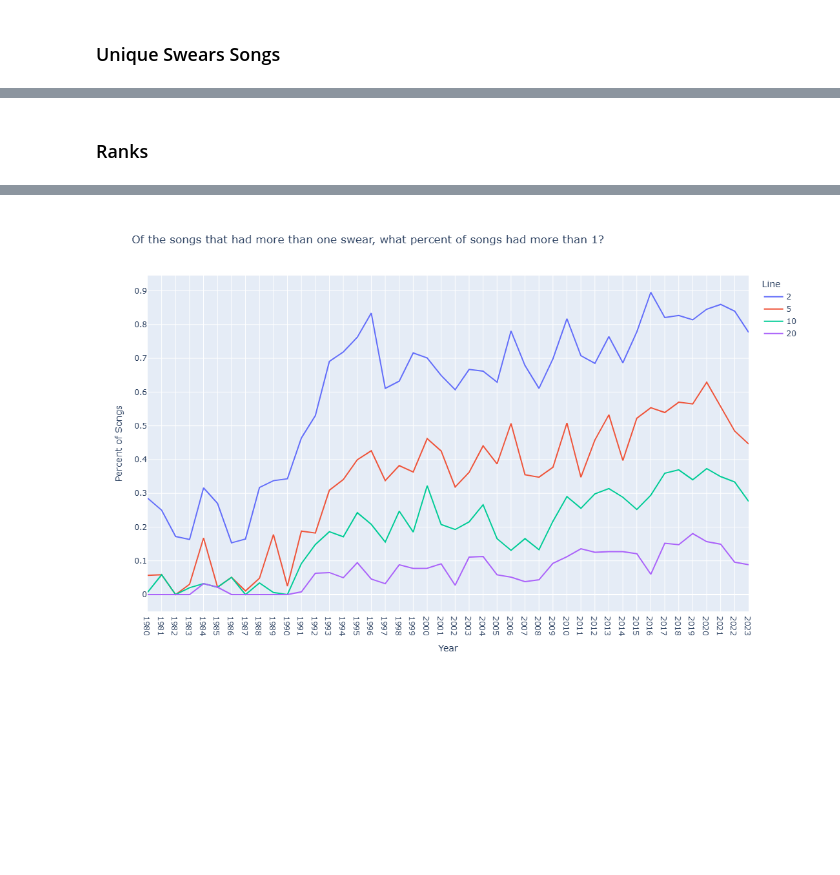
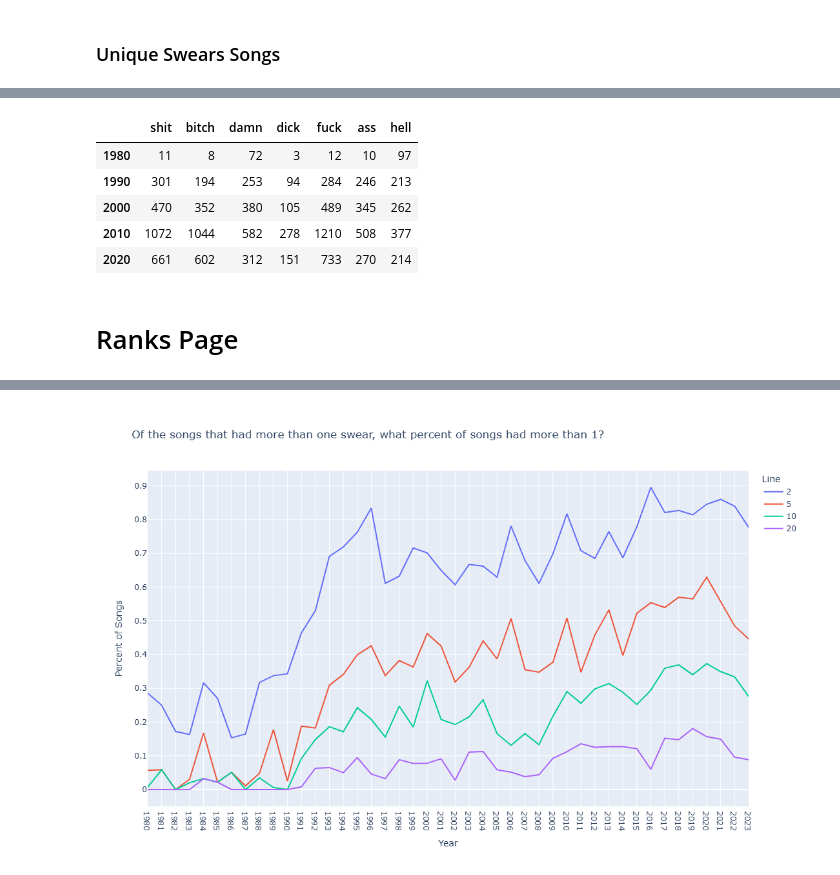
Before and after one commit to gouthamyegappan/swearing, a Jupyter notebook: Metrics.ipynb, the cells around one changed output, grey strips where cells are left out. Saved outputs shown, nothing was run; the diff lists cells and outputs as text; code cells hidden in the pictures; blank space fills up the shorter version.

```diff
--- a/Metrics.ipynb
+++ b/Metrics.ipynb
@@ -346,0 +245,37 @@ df
+# %%
+# Melt DataFrame to long format for Plotly
+
+which_swear = pd.DataFrame(columns = swears)
+for i in range(1980, 2030, 10):
+    data = unique_ey[(unique_ey['year'] >= str(i)) & (unique_ey['year'] <= str(i + 10))]
+    for s in swears:
+        which_swear.loc[i, s] = (round(((data[s] != 0).sum()/len(data)) * 100, 2))
+df_melted = which_swear.reset_index().melt(id_vars="index", var_name="Line", value_name="Value")
+
+# Line plot
+fig = px.line(
+    df_melted,
+    x="index",
+    y="Value",
+    color="Line",
+    title="What percent of songs with each swear across the 5 decades",
+    labels={"index": "X-axis", "Value": "Y-axis"}
+)
+
+fig.update_layout(
+	xaxis_title="Year",
+	yaxis_title="Percent of Songs",
+    height = 500,
+    width = 900
+)
+
+x = list(range(1980, 20230, 10))
+
+# Set x-axis ticks to only even values
+fig.update_xaxes(
+    tickvals=[i for i in x if i % 2 == 0]
+)
+
+# Save figure to JSON file
+with open("swears_bydecade.json", "w") as file:
+    file.write(fig.to_json())
@@ -346,0 +286,15 @@ df
+# %%
+which_swear = pd.DataFrame(columns = swears)
+for i in range(1980, 2030, 10):
+    data = unique[(unique['year'] >= str(i)) & (unique['year'] <= str(i + 10))]
+    for s in swears:
+        which_swear.loc[i, s] = (round(((data[s] != 0).sum())))
+# %%
+which_swear
+# %% [output]
+|  | shit | bitch | damn | dick | fuck | ass | hell |
+| 1980 | 11 | 8 | 72 | 3 | 12 | 10 | 97 |
+| 1990 | 301 | 194 | 253 | 94 | 284 | 246 | 213 |
+| 2000 | 470 | 352 | 380 | 105 | 489 | 345 | 262 |
+| 2010 | 1072 | 1044 | 582 | 278 | 1210 | 508 | 377 |
+| 2020 | 661 | 602 | 312 | 151 | 733 | 270 | 214 |
@@ -347,5 +303,5 @@ df
 # %% [markdown]
-### Ranks
+# Ranks Page
 # %%
 vals = pd.DataFrame(columns = ['title', 'artist', 'rank', 'total_swear', 'percent_swear'])
 
```
Also changed, not shown: parts of 75 cells of this notebook.
